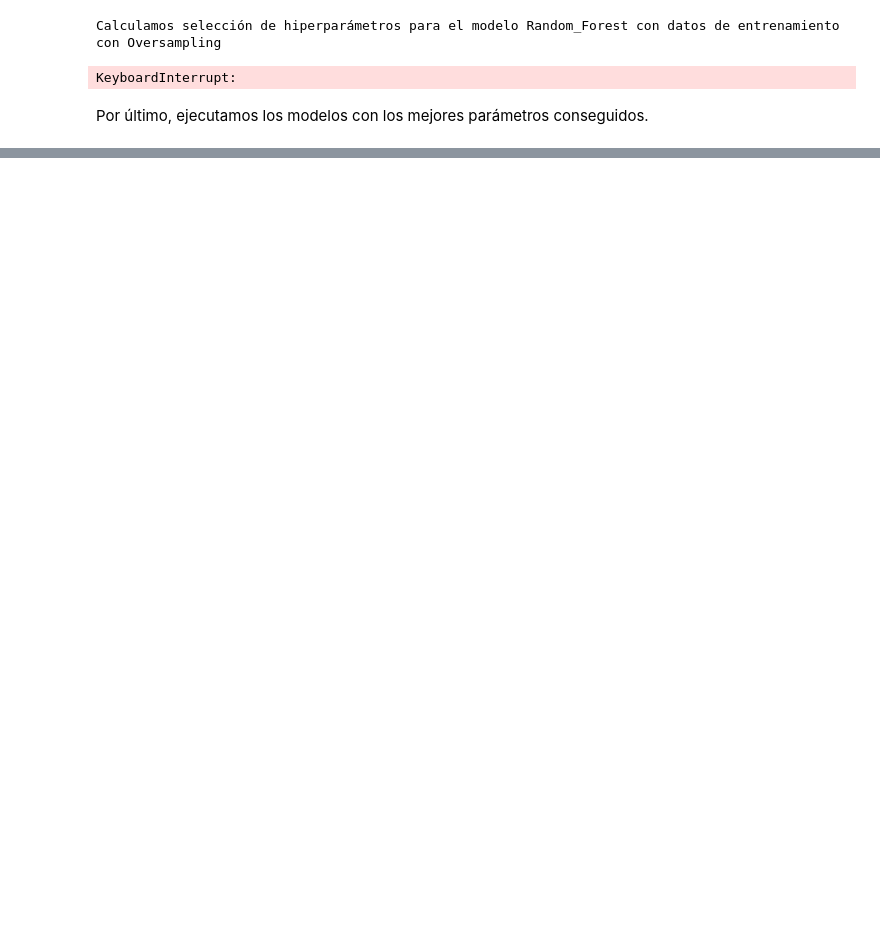
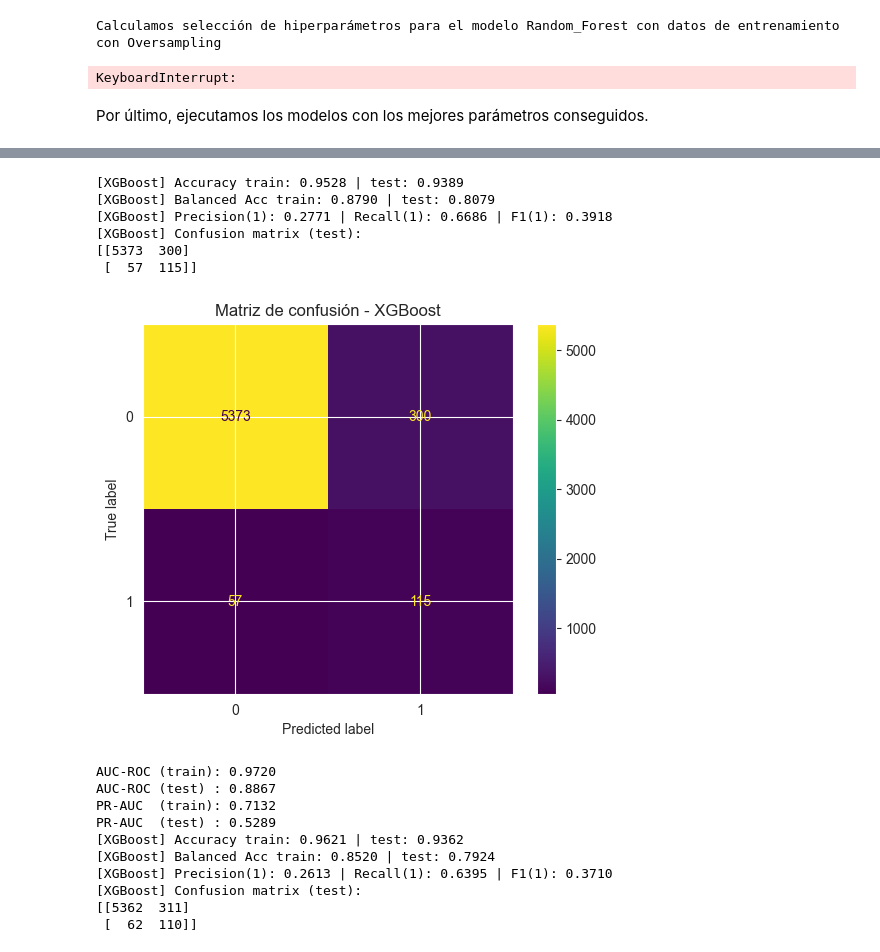
Before and after one commit to jenrari/lapse_prediction_models, a Jupyter notebook: notebooks/Model_analisys_ensemble.ipynb, the cells around one changed output, grey strips where cells are left out. Cells and saved outputs as stored; diff of their text form; code cells hidden in the pictures; blank space fills up the shorter version.

```diff
--- a/notebooks/Model_analisys_ensemble.ipynb
+++ b/notebooks/Model_analisys_ensemble.ipynb
@@ -527,0 +747,79 @@ PR-AUC  (test) : 0.5092
+# %%
+from src.model_utils.mod_evaluation import run_model_and_evaluate
+from xgboost import XGBClassifier
+
+
+model = XGBClassifier(
+    objective="binary:logistic",
+    eval_metric="aucpr",      # coherente con PR-AUC
+    tree_method="hist",       # rápido
+    n_jobs=-1,
+    random_state=42,
+    colsample_bytree=0.8,
+    gamma=0.0,
+    learning_rate=0.03,
+    max_depth=5,
+    min_child_weight=6,
+    n_estimators=300,
+    reg_alpha=0,
+    reg_lambda=1,
+    scale_pos_weight=6,
+    subsample=0.9,
+)
+
+{'colsample_bytree': 0.8, 'gamma': 1, 'learning_rate': 0.03, 'max_depth': 5, 'min_child_weight': 10, 'n_estimators': 300, 'reg_alpha': 0, 'reg_lambda': 1, 'scale_pos_weight': 10, 'subsample': 0.9}
+{'colsample_bytree': 0.8, 'gamma': 0.5, 'learning_rate': 0.03, 'max_depth': 5, 'min_child_weight': 8, 'n_estimators': 300, 'reg_alpha': 0, 'reg_lambda': 1, 'scale_pos_weight': 8, 'subsample': 0.9}
+{'colsample_bytree': 0.8, 'gamma': 0.0, 'learning_rate': 0.03, 'max_depth': 5, 'min_child_weight': 6, 'n_estimators': 300, 'reg_alpha': 0, 'reg_lambda': 1, 'scale_pos_weight': 6, 'subsample': 0.9}
+{'colsample_bytree': 0.7, 'gamma': 0.3, 'learning_rate': 0.03, 'max_depth': 6, 'min_child_weight': 6, 'n_estimators': 300, 'reg_alpha': 1, 'reg_lambda': 0.5, 'scale_pos_weight': 5, 'subsample': 1.0}
+
+rf, aucs, fp, fn, ex  = run_model_and_evaluate(
+                X_train, y_train,
+                X_test, y_test, 'XGBoost',model
+            )
+
+results.append({**ex,  **rf, **aucs, "fp": len(fp), "fn": len(fn)})
+
+rf, aucs, fp, fn, ex  = run_model_and_evaluate(
+                X_train, y_train,
+                X_test, y_test, 'XGBoost',model, "svm_smote", 0.05
+            )
+
+results.append({**ex,  **rf, **aucs, "fp": len(fp), "fn": len(fn)})
+
+rf, aucs, fp, fn, ex  = run_model_and_evaluate(
+                X_train, y_train,
+                X_test, y_test, 'XGBoost',model, "svm_smote", 0.1
+            )
+
+results.append({**ex,  **rf, **aucs, "fp": len(fp), "fn": len(fn)})
+rf, aucs, fp, fn, ex  = run_model_and_evaluate(
+                X_train, y_train,
+                X_test, y_test, 'XGBoost',model, "ro", 0.05
+            )
+
+results.append({**ex,  **rf, **aucs, "fp": len(fp), "fn": len(fn)})
+
+rf, aucs, fp, fn, ex  = run_model_and_evaluate(
+                X_train, y_train,
+                X_test, y_test, 'XGBoost',model, "ro", 0.1
+            )
+
+results.append({**ex,  **rf, **aucs, "fp": len(fp), "fn": len(fn)})
+# %% [output]
+[XGBoost] Accuracy train: 0.9528 | test: 0.9389
+[XGBoost] Balanced Acc train: 0.8790 | test: 0.8079
+[XGBoost] Precision(1): 0.2771 | Recall(1): 0.6686 | F1(1): 0.3918
+[XGBoost] Confusion matrix (test):
+[[5373  300]
+ [  57  115]]
+[figure, added]
+AUC-ROC (train): 0.9720
+AUC-ROC (test) : 0.8867
+PR-AUC  (train): 0.7132
+PR-AUC  (test) : 0.5289
+[XGBoost] Accuracy train: 0.9621 | test: 0.9362
+[XGBoost] Balanced Acc train: 0.8520 | test: 0.7924
+[XGBoost] Precision(1): 0.2613 | Recall(1): 0.6395 | F1(1): 0.3710
+[XGBoost] Confusion matrix (test):
+[[5362  311]
+ [  62  110]]
```
Also changed, not shown: parts of 14 cells of this notebook, 1 other file.
